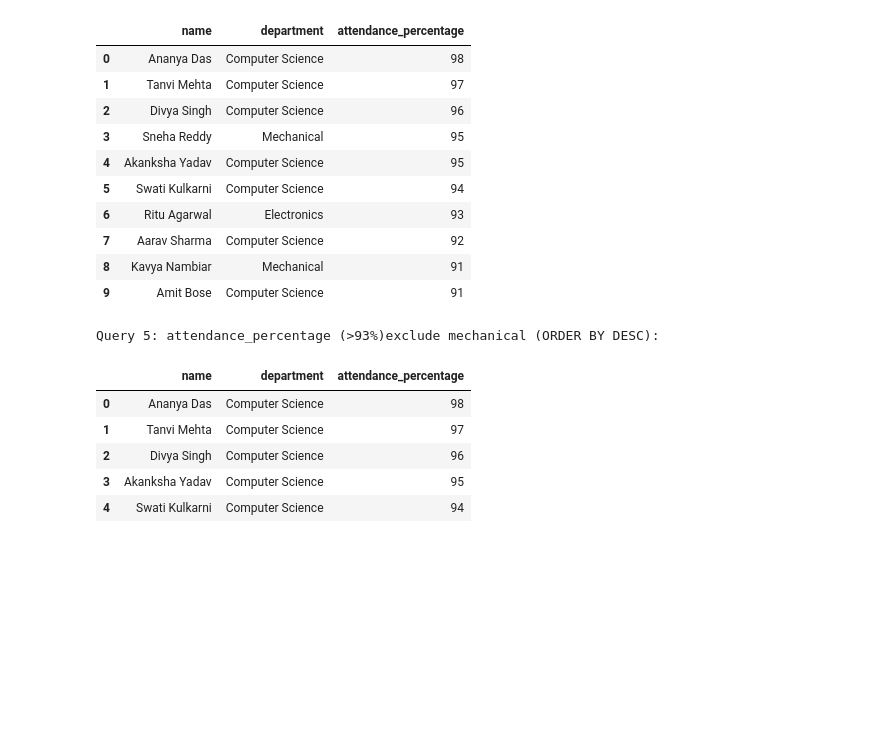
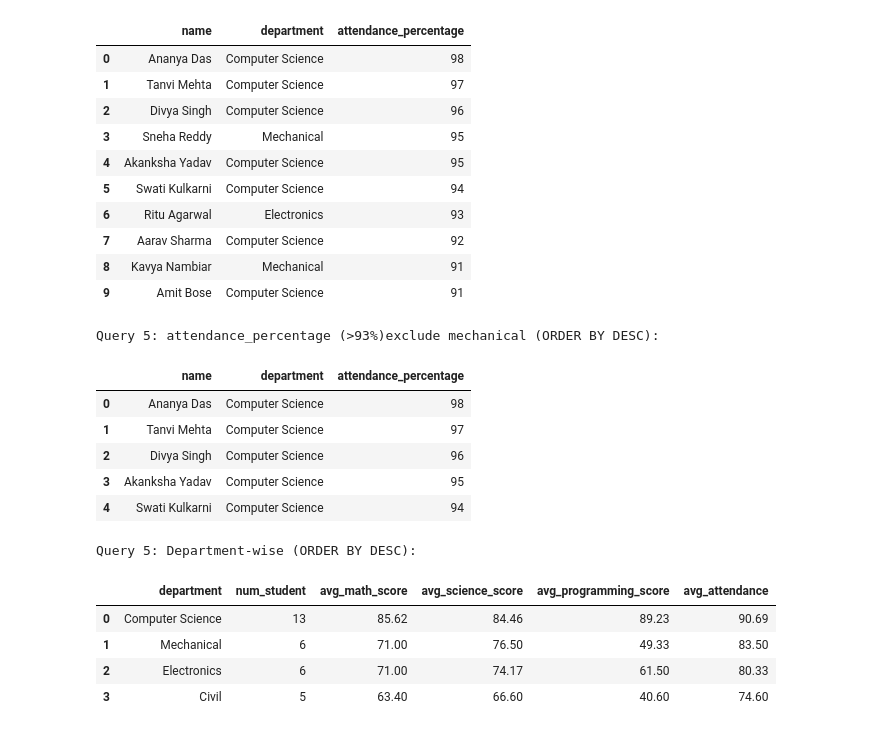
Before and after one commit to santhosh-kumar1928/santhoshkumar-codeboosters-2026, a Jupyter notebook: day2/day_2.ipynb, the cells around one changed output. Saved outputs shown, nothing was run; the diff lists cells and outputs as text; code cells hidden in the pictures; blank space fills up the shorter version.

```diff
--- a/day2/day_2.ipynb
+++ b/day2/day_2.ipynb
@@ -3,3 +7,28 @@
+# %%
+import pandas as pd
+import numpy as np
+
+# Generate dummy data for student_performance.csv
+# This ensures the file exists for subsequent cells to read.
+num_students = 30
+data = {
+    'student_id': range(1001, 1001 + num_students),
+    'name': [f'Student_{i}' for i in range(num_students)],
+    'age': np.random.randint(18, 22, num_students),
+    'gender': np.random.choice(['Male', 'Female'], num_students),
+    'department': np.random.choice(['Computer Science', 'Electronics', 'Mechanical', 'Civil'], num_students),
+    'semester': np.random.randint(1, 8, num_students),
+    'math_score': np.random.randint(50, 100, num_students),
+    'science_score': np.random.randint(50, 100, num_students),
+    'english_score': np.random.randint(50, 100, num_students),
+    'programming_score': np.random.randint(50, 100, num_students),
+    'attendance_percentage': np.random.randint(70, 100, num_students),
+    'city': np.random.choice(['Mumbai', 'Ahmedabad', 'Delhi', 'Bangalore'], num_students),
+    'admission_year': np.random.randint(2020, 2024, num_students)
+}
+dummy_df = pd.DataFrame(data)
+dummy_df.to_csv('student_performance.csv', index=False)
+print("Dummy 'student_performance.csv' created.")
 # %%
 import sqlite3
 import pandas as pd
@@ -165,3 +194,25 @@ Query 5: attendance_percentage (>93%)exclude mechanical (ORDER BY DESC):
 | 2 | Divya Singh | Computer Science | 96 |
 | 3 | Akanksha Yadav | Computer Science | 95 |
 | 4 | Swati Kulkarni | Computer Science | 94 |
+# %%
+query5 = """
+SELECT
+    department,
+    COUNT(*)  AS num_student,
+    ROUND(AVG(math_score),2) AS avg_math_score,
+    ROUND(AVG(science_score),2) AS avg_science_score,
+    ROUND(AVG(programming_score),2) AS avg_programming_score,
+    ROUND(AVG(attendance_percentage),2) AS avg_attendance
+
+FROM students
+GROUP BY department
+ORDER BY avg_math_score DESC
+"""
+result5= run_query(query5 , "Query 5: Department-wise (ORDER BY DESC)")
+# %% [output]
+Query 5: Department-wise (ORDER BY DESC):
+|  | department | num_student | avg_math_score | avg_science_score | avg_programming_score | avg_attendance |
+| 0 | Computer Science | 13 | 85.62 | 84.46 | 89.23 | 90.69 |
+| 1 | Mechanical | 6 | 71.00 | 76.50 | 49.33 | 83.50 |
+| 2 | Electronics | 6 | 71.00 | 74.17 | 61.50 | 80.33 |
+| 3 | Civil | 5 | 63.40 | 66.60 | 40.60 | 74.60 |
```
Also changed, not shown: parts of 6 cells of this notebook.
